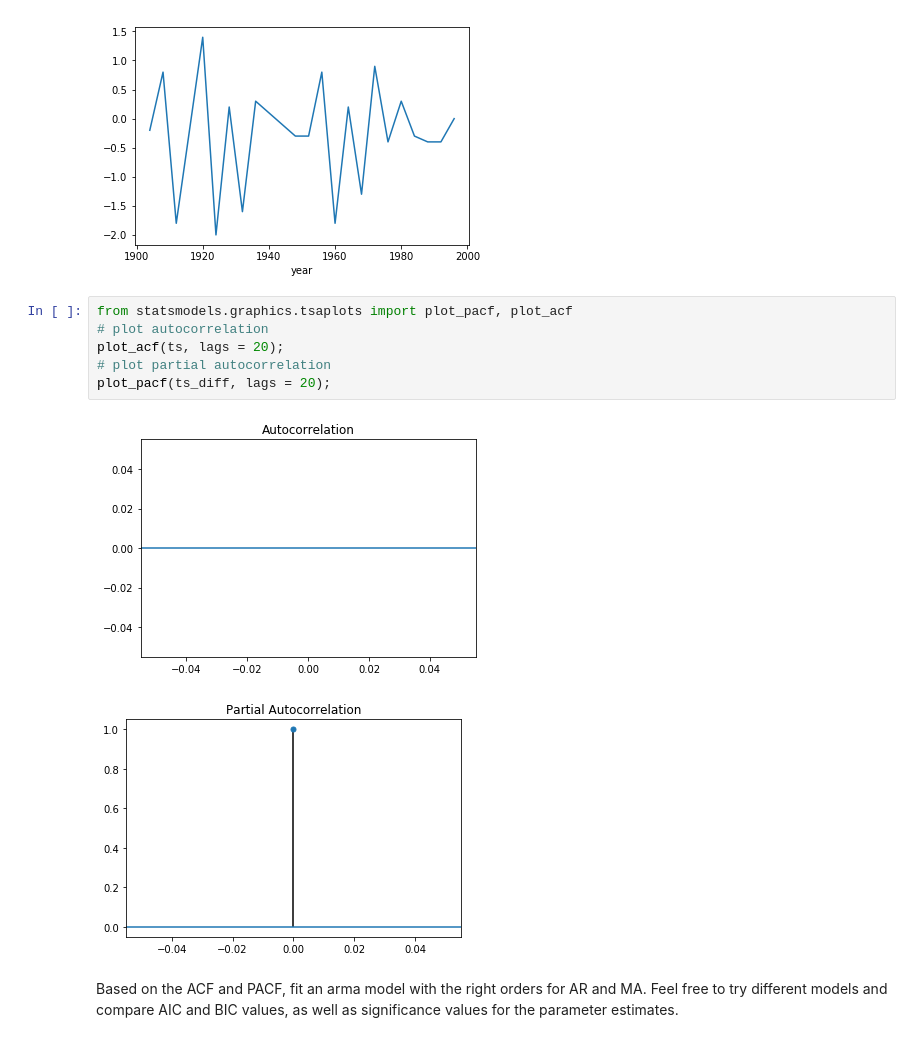
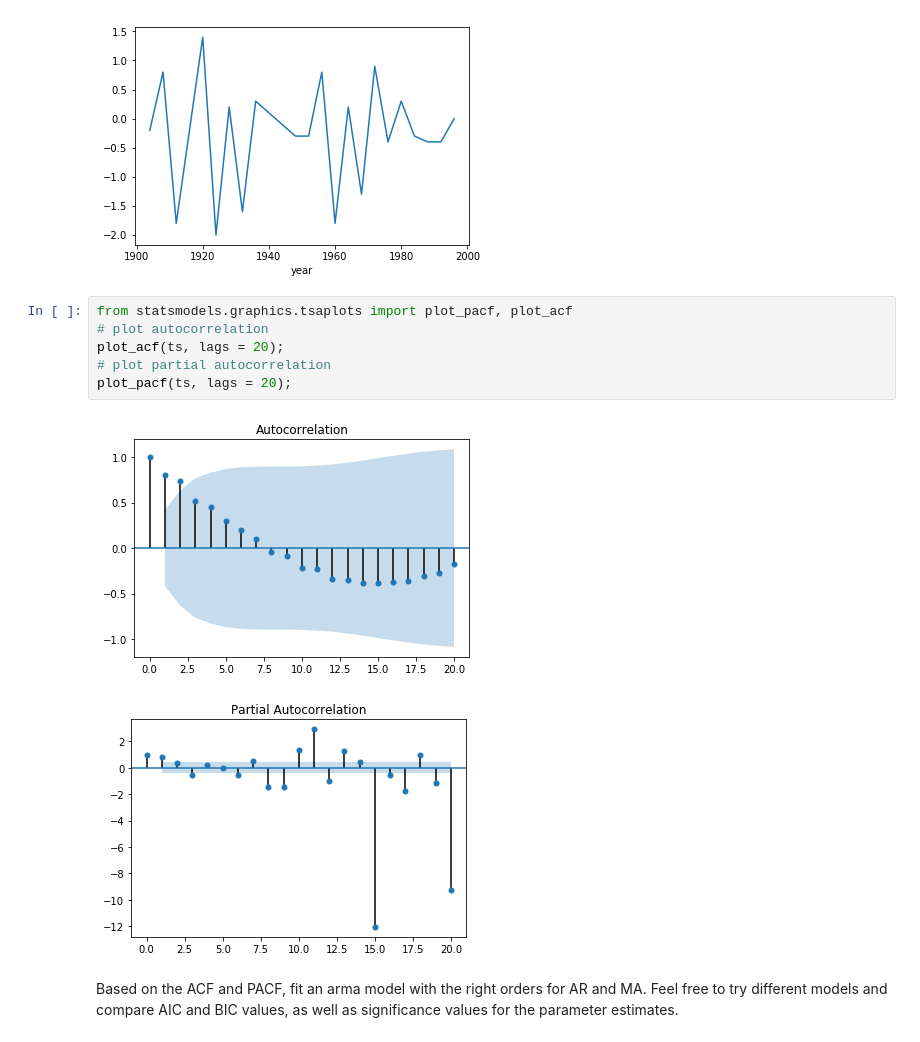
Before and after one commit to npschafer/dsc-arma-models-lab-houston-ds-042219, a Jupyter notebook: index.ipynb, the cells around one changed output. Saved outputs shown, nothing was run; the diff lists cells and outputs as text.

```diff
--- a/index.ipynb
+++ b/index.ipynb
@@ -247,12 +247,12 @@ ts_diff.plot()
 # %%
 from statsmodels.graphics.tsaplots import plot_pacf, plot_acf
 # plot autocorrelation
 plot_acf(ts, lags = 20);
 # plot partial autocorrelation
-plot_pacf(ts_diff, lags = 20);
+plot_pacf(ts, lags = 20);
 # %% [output]
-[figure, old version]
+[figure, new version]
-[figure, old version]
+[figure, new version]
 # %% [markdown]
 Based on the ACF and PACF, fit an arma model with the right orders for AR and MA. Feel free to try different models and compare AIC and BIC values, as well as significance values for the parameter estimates.
 # %%
```
